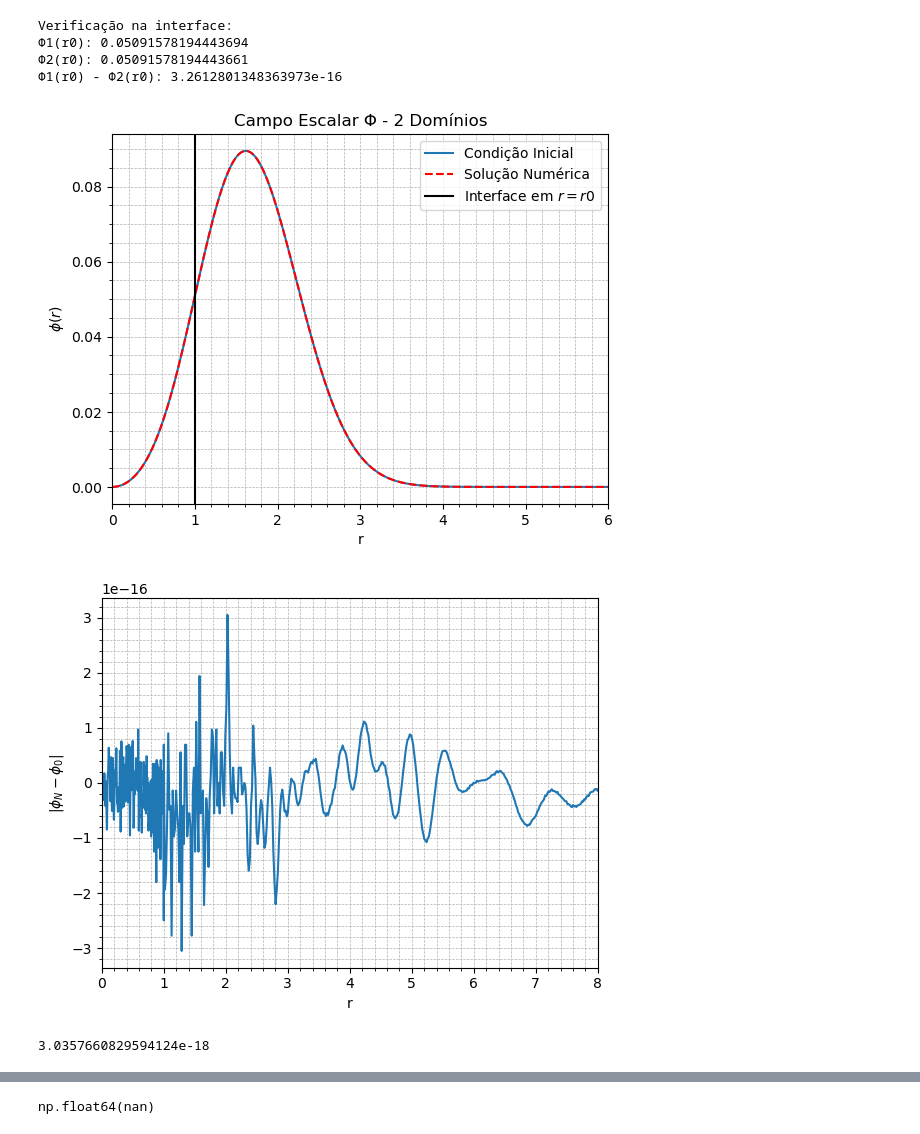
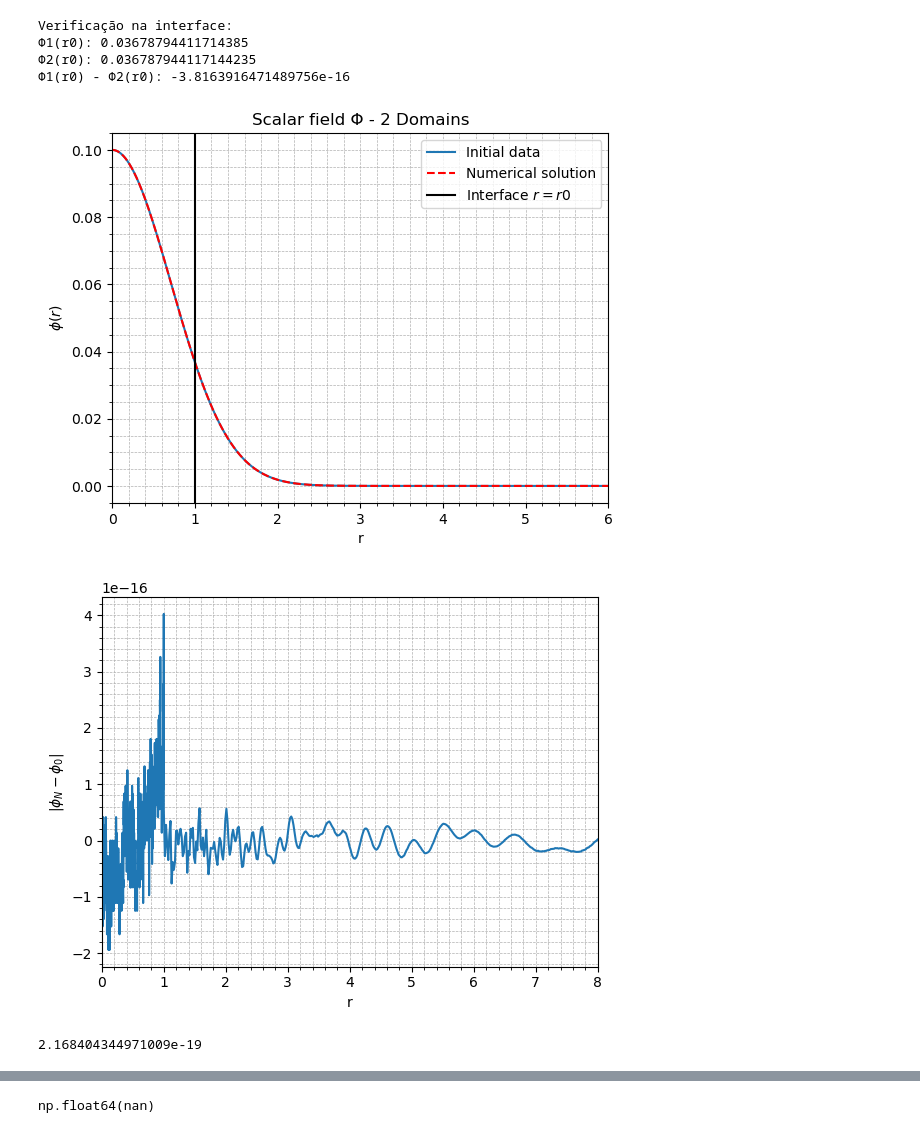
Before and after one commit to phmouras/Critical-Phenomena-in-gravitational-collapse-via-spectral-methods, a Jupyter notebook: MS_spherical_DD_construction.ipynb, the cells around one changed output, grey strips where cells are left out. Drawn from its saved outputs; the diff is of its cells as text; code cells hidden in the pictures.

```diff
--- a/MS_spherical_DD_construction.ipynb
+++ b/MS_spherical_DD_construction.ipynb
@@ -4,11 +4,12 @@
 import numpy as np
 import pandas as pd
 import matplotlib.pyplot as plt
+import time
 import math
 
 
 # Truncation ordem
-N1 = 200             # 1st domain [0, r0]
+N1 = 250             # 1st domain [0, r0]
 
 N2 = 150             # 2nd domain [r0, ∞)
 
@@ -277,6 +278,8 @@ rrpsi = np.vstack((rrpsi_1, rrpsi_2))    # Verifi}ed
 # Field Functions:
 
 # Initial conditions of Phi (Scalar field):
+
+R0 = 0
 
 sigma = 1
 
@@ -284,7 +287,10 @@ A0 = 0.05
 
 #r = np.concatenate((r_short,[0,0]))
 
-Phi_init = A0*r**2*(np.exp(-(r-r0)**2/sigma**2)+np.exp(-(r+r0)**2/sigma**2))            # Phi initial data (Verificado)
+#Phi_init = A0*r**2*(np.exp(-(r-R0)**2/sigma**2)+np.exp(-(r+R0)**2/sigma**2))            # Phi initial data (Verificado)
+
+Phi_init = A0*(np.exp(-(r-R0)**2/sigma**2)+np.exp(-(r+R0)**2/sigma**2))            # Phi initial data (Verificado)
+
 
 Phi_0 = np.hstack((Phi_init, np.zeros(2)))
 
@@ -306,9 +312,9 @@ print("Φ2(r0):", np.dot(a0[N1+1:N1+N2+2], SB2_r0))
 print("Φ1(r0) - Φ2(r0):", np.dot(a0[:N1+1], TB1_r0_pair)- np.dot(a0[N1+1:N1+N2+2], SB2_r0))  # Deve ser ≈0
 # %% [output]
 Verificação na interface:
-Φ1(r0): 0.05091578194443694
-Φ2(r0): 0.05091578194443661
-Φ1(r0) - Φ2(r0): 3.2612801348363973e-16
+Φ1(r0): 0.03678794411714385
+Φ2(r0): 0.036787944117144235
+Φ1(r0) - Φ2(r0): -3.8163916471489756e-16
 # %%
 
 ########################### Plot: Initial Conditions of Phi
@@ -335,40 +341,41 @@ psiplot_1 = np.hstack((TB1_pair_plot,np.zeros([N1+1, len(rplot2)])))   # [N1+1,
 
 TL2_plot = np.zeros([N2+2,len(rplot2)])
 
 TL2_plot[0,] = 1
 TL2_plot[1,] = xplot2
 
 for i in range(2,N2+2):
   TL2_plot[i,] = 2*xplot2*TL2_plot[i-1,] - TL2_plot[i-2,]
 
 SB2_plot = 1/2*(TL2_plot[1:N2+2,:] - TL2_plot[0:N2+1,:])
 
 psiplot_2 = np.hstack((np.zeros([N2+1,len(rplot1)]), SB2_plot)) # SB2_plot[0:N2+1, 0:-1] -> Recorte da última coluna de SB2_plot
 
 psiplot = np.vstack((psiplot_1, psiplot_2))
 
 Phiplot = np.dot(a0, psiplot)
 
-Phi_init0 = A0*rplot**2*(np.exp(-(rplot-r0)**2/sigma**2)+np.exp(-(rplot+r0)**2/sigma**2))
+#Phi_init0 = A0*rplot**2*(np.exp(-(rplot-R0)**2/sigma**2)+np.exp(-(rplot+R0)**2/sigma**2))
+Phi_init0 = A0*(np.exp(-(rplot-R0)**2/sigma**2)+np.exp(-(rplot+R0)**2/sigma**2))
 
 #erro = abs(Phiplot_0 - Phiplot)
 
 #rplot_extended = np.concatenate([rplot, [0, 0]])  # Adiciona a interface duas vezes (para Φ e dΦ/dr)
 
-plt.plot(rplot, Phi_init0, label='Condição Inicial')
-plt.plot(rplot, Phiplot, 'r--', label='Solução Numérica')  # Assegurar mesma dimensão
-plt.xlabel('r')
+plt.plot(rplot, Phi_init0, label='Initial data')
+plt.plot(rplot, Phiplot, 'r--', label='Numerical solution')  # Assegurar mesma dimensão
+plt.xlabel('$r$')
 plt.xlim(0,6)
 plt.ylabel(r'$\phi(r)$')
-plt.title('Campo Escalar Φ - 2 Domínios')
-plt.axvline(x=r0, color='k', label='Interface em $r=r0$')
+plt.title('Scalar field Φ - 2 Domains')
+plt.axvline(x=r0, color='k', label='Interface $r=r0$')
 plt.grid(which='both', linestyle='--', linewidth=0.5)  # Grades principais
 plt.minorticks_on()  # Ativa grades menores
 plt.grid(True)
 plt.legend()
 plt.show()
 # %% [output]
-[figure, old version]
+[figure, new version]
 # %%
 erro = Phi_init0 - Phiplot
 
@@ -380,7 +387,7 @@ plt.grid(which='both', linestyle='--', linewidth=0.5)
 plt.minorticks_on()
 plt.show()
 # %% [output]
-[figure, old version]
+[figure, new version]
 # %%
 
 Pi_0 = np.zeros(N1+N2+2)
@@ -477,7 +484,7 @@ while n <= nf:
 #out_c.write(' ' +' '.join(str('%.18f'%n) for n in c0)+'\n')
 #out_c.close()
 # %% [output]
-3.0357660829594124e-18
+2.168404344971009e-19
 # %%
 Chiplot = np.dot(c0, psiplot)
 
```
Also changed, not shown: parts of 7 cells of this notebook.
